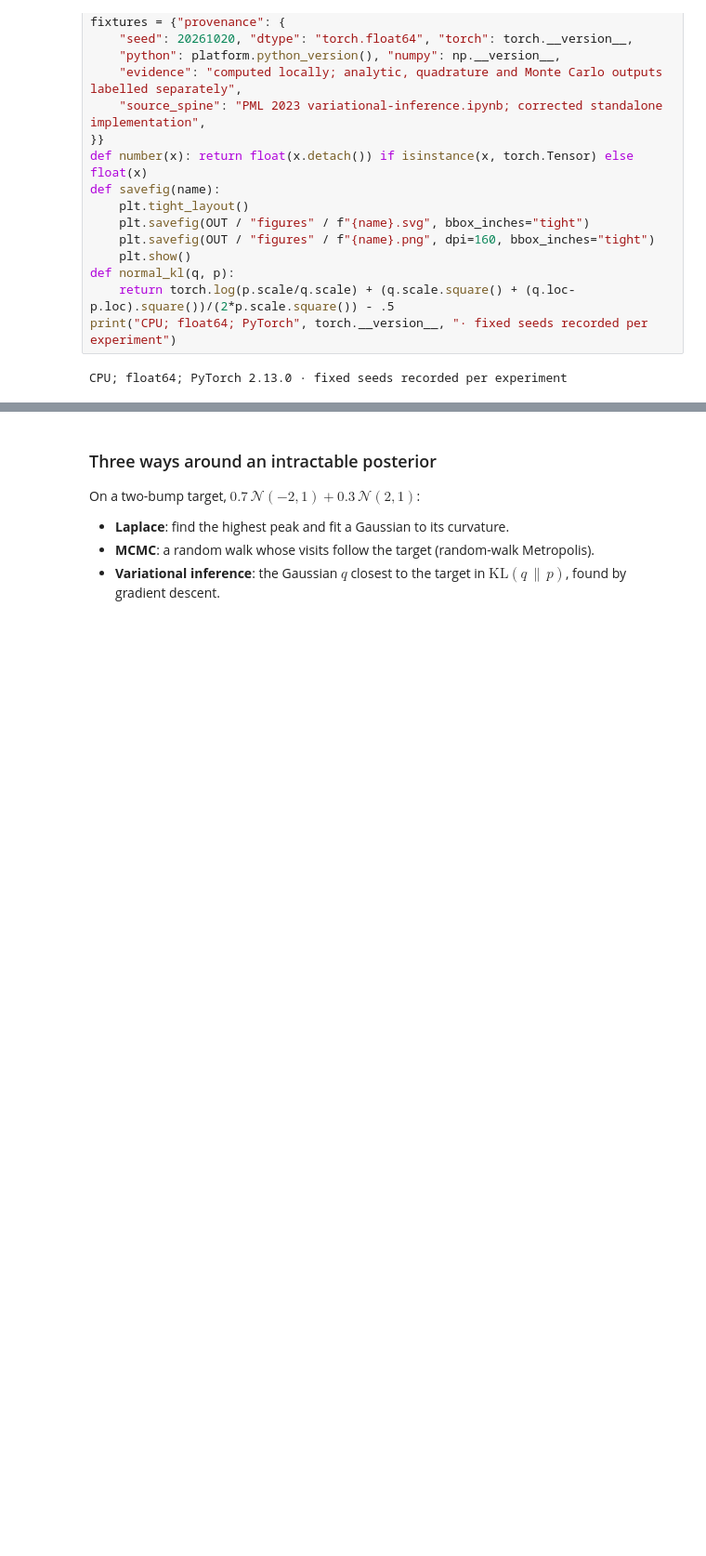
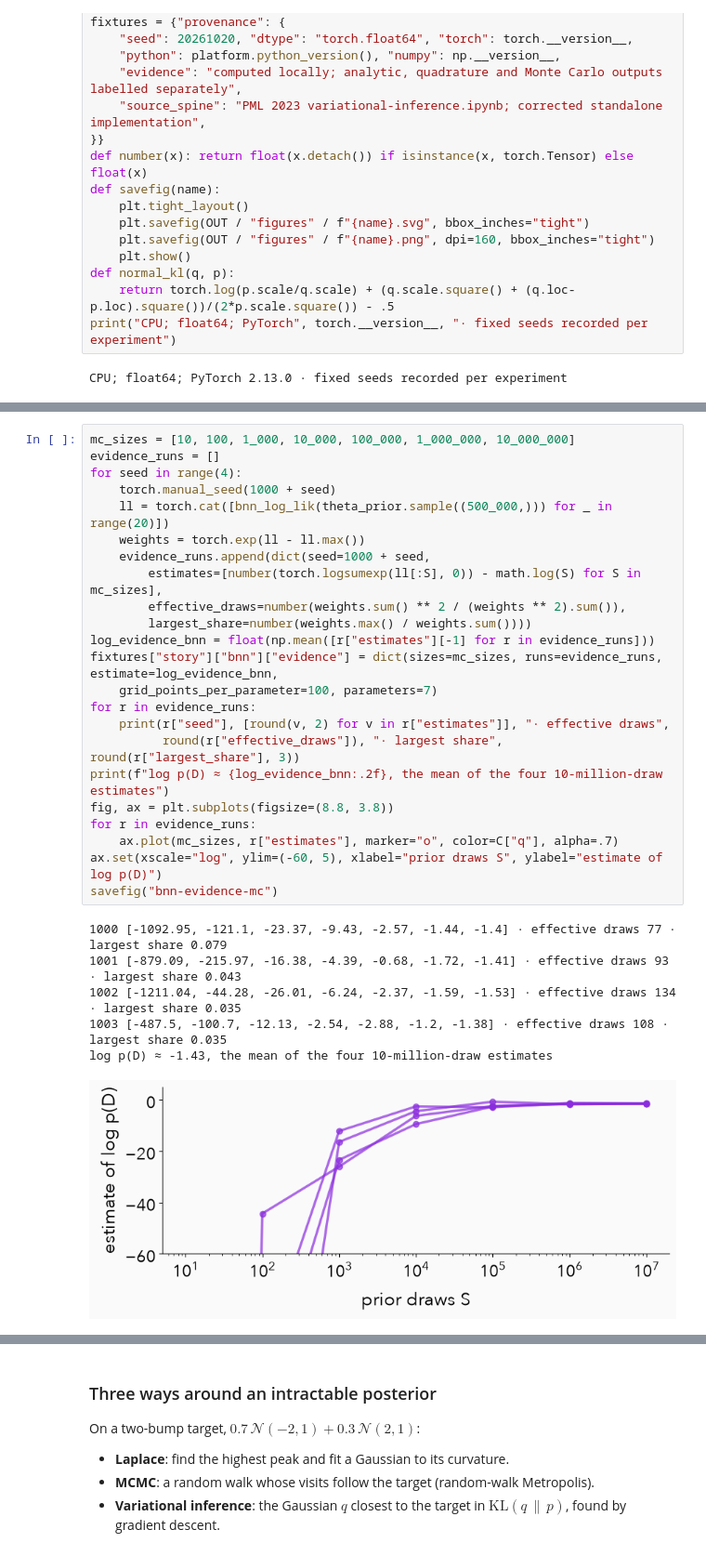
Before and after one commit to nipunbatra/generative, a Jupyter notebook: lectures/lecture1/lecture1-variational-inference.ipynb, the cells around one changed output, grey strips where cells are left out. Shown at 93% size. Cells and saved outputs as stored; diff of their text form; blank space fills up the shorter version.

```diff
--- a/lectures/lecture1/lecture1-variational-inference.ipynb
+++ b/lectures/lecture1/lecture1-variational-inference.ipynb
@@ -102,0 +135,30 @@ Normal prior on the logit: log p(D) = -21.6160 on a 200,001-point grid; -21.6220
+# %%
+mc_sizes = [10, 100, 1_000, 10_000, 100_000, 1_000_000, 10_000_000]
+evidence_runs = []
+for seed in range(4):
+    torch.manual_seed(1000 + seed)
+    ll = torch.cat([bnn_log_lik(theta_prior.sample((500_000,))) for _ in range(20)])
+    weights = torch.exp(ll - ll.max())
+    evidence_runs.append(dict(seed=1000 + seed,
+        estimates=[number(torch.logsumexp(ll[:S], 0)) - math.log(S) for S in mc_sizes],
+        effective_draws=number(weights.sum() ** 2 / (weights ** 2).sum()),
+        largest_share=number(weights.max() / weights.sum())))
+log_evidence_bnn = float(np.mean([r["estimates"][-1] for r in evidence_runs]))
+fixtures["story"]["bnn"]["evidence"] = dict(sizes=mc_sizes, runs=evidence_runs, estimate=log_evidence_bnn,
+    grid_points_per_parameter=100, parameters=7)
+for r in evidence_runs:
+    print(r["seed"], [round(v, 2) for v in r["estimates"]], "· effective draws",
+          round(r["effective_draws"]), "· largest share", round(r["largest_share"], 3))
+print(f"log p(D) ≈ {log_evidence_bnn:.2f}, the mean of the four 10-million-draw estimates")
+fig, ax = plt.subplots(figsize=(8.8, 3.8))
+for r in evidence_runs:
+    ax.plot(mc_sizes, r["estimates"], marker="o", color=C["q"], alpha=.7)
+ax.set(xscale="log", ylim=(-60, 5), xlabel="prior draws S", ylabel="estimate of log p(D)")
+savefig("bnn-evidence-mc")
+# %% [output]
+1000 [-1092.95, -121.1, -23.37, -9.43, -2.57, -1.44, -1.4] · effective draws 77 · largest share 0.079
+1001 [-879.09, -215.97, -16.38, -4.39, -0.68, -1.72, -1.41] · effective draws 93 · largest share 0.043
+1002 [-1211.04, -44.28, -26.01, -6.24, -2.37, -1.59, -1.53] · effective draws 134 · largest share 0.035
+1003 [-487.5, -100.7, -12.13, -2.54, -2.88, -1.2, -1.38] · effective draws 108 · largest share 0.035
+log p(D) ≈ -1.43, the mean of the four 10-million-draw estimates
+[figure, added]
```
Also changed, not shown: parts of 12 cells of this notebook, 39 other files.
